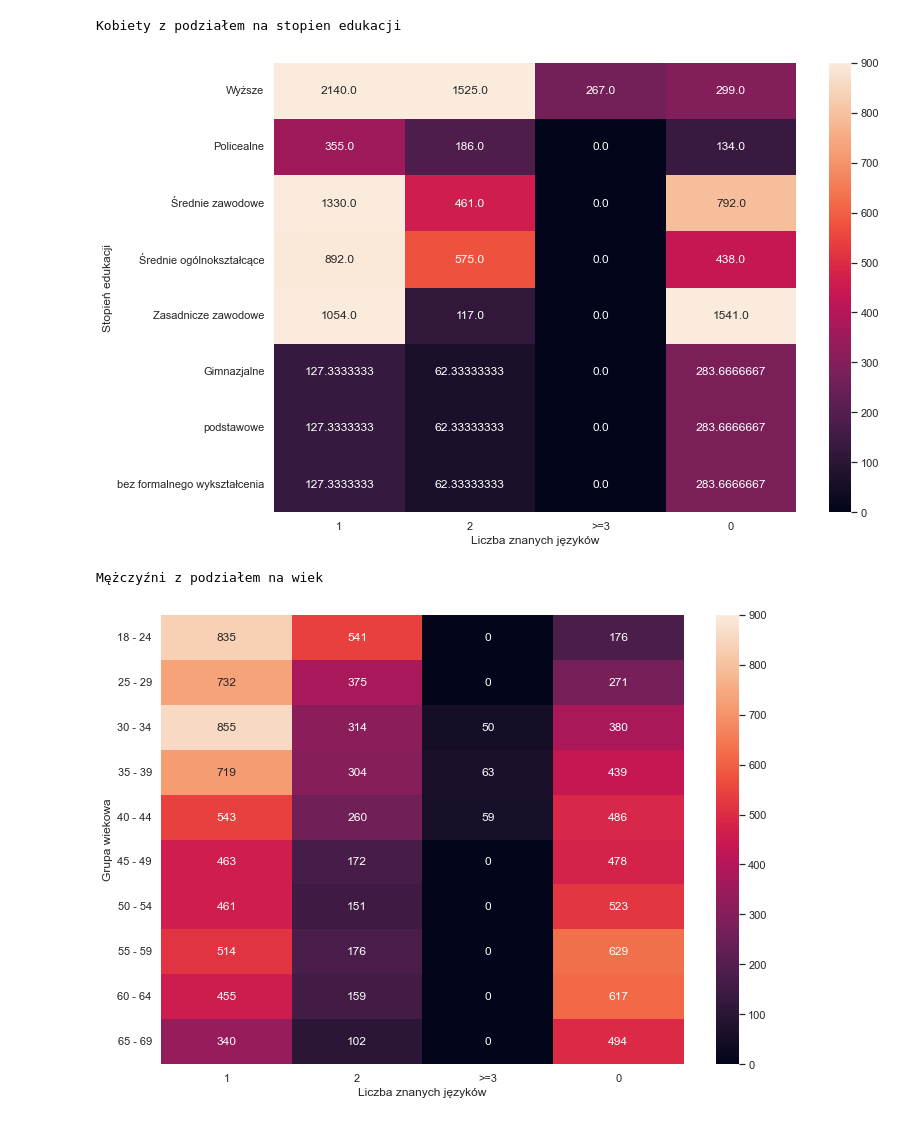
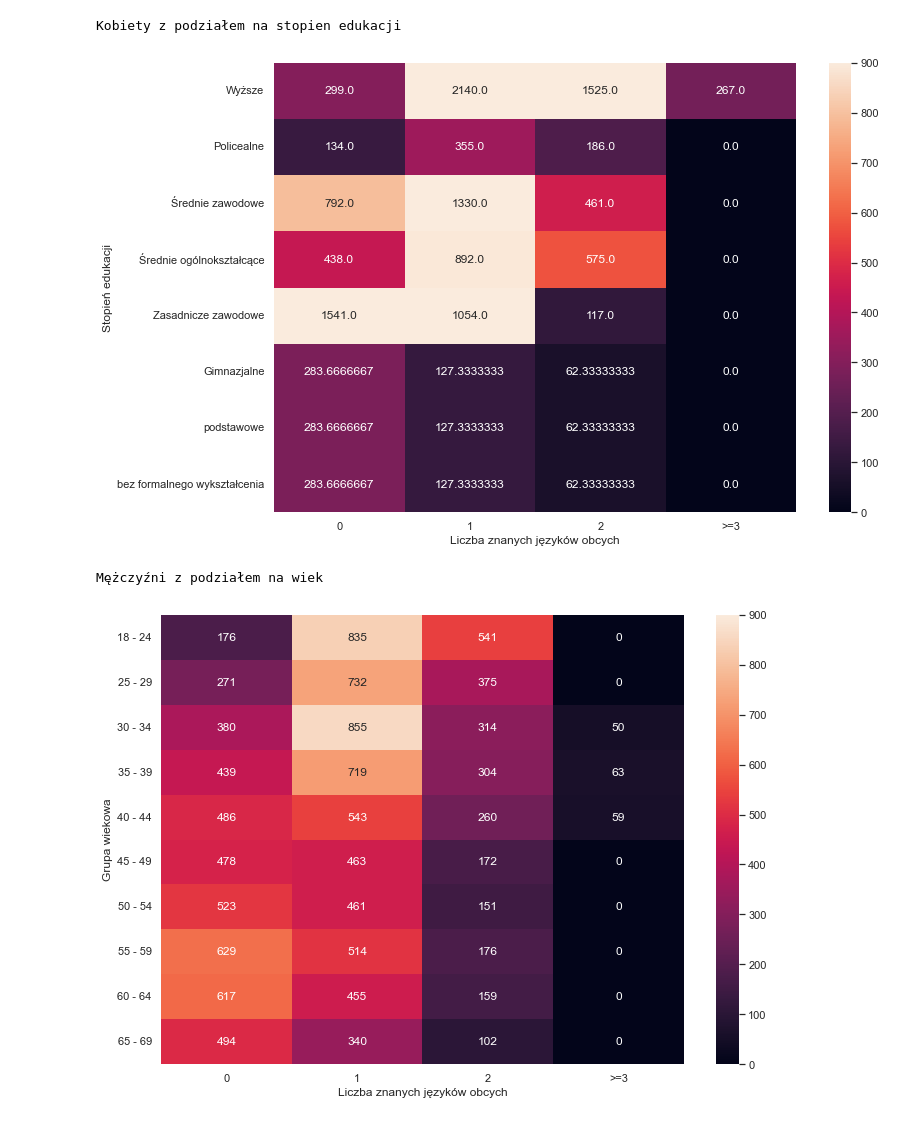
Before and after one commit to pawpie-otw/BEng_project, a Jupyter notebook: app/data/education/analizer.ipynb, the cells around one changed output. Drawn from its saved outputs; the diff is of its cells as text; code cells hidden in the pictures.

```diff
--- a/app/data/education/analizer.ipynb
+++ b/app/data/education/analizer.ipynb
@@ -45,22 +48,30 @@ Kobiety z podziałem na wiek
 # %%
-sns.heatmap(opened_files[1], annot=True, xticklabels=["1", "2", ">=3","0"], fmt="", vmax=900,
+columns = [opened_files[1].columns[-1]]
+columns.extend(opened_files[1].columns[:-1])
+
+sns.heatmap(opened_files[1][columns], annot=True, xticklabels=["0", "1", "2", ">=3"], fmt="", vmax=900,
             yticklabels=[ang_to_pl[lab] for lab in opened_files[3].index])
 print("Kobiety z podziałem na stopien edukacji")
 plt.ylabel("Stopień edukacji")
-plt.xlabel("Liczba znanych języków")
+plt.xlabel("Liczba znanych języków obcych")
 plt.yticks(rotation=0)
 None
 # %% [output]
 Kobiety z podziałem na stopien edukacji
-[figure, old version]
+[figure, new version]
 # %%
-sns.heatmap(opened_files[2], annot=True, xticklabels=["1", "2", ">=3","0"], fmt="", vmax=900)
+columns = [opened_files[2].columns[-1]]
+columns.extend(opened_files[2].columns[:-1])
+
+
+
+sns.heatmap(opened_files[2][columns], annot=True, xticklabels=["0", "1", "2", ">=3"], fmt="", vmax=900)
 print("Mężczyźni z podziałem na wiek")
 plt.ylabel("Grupa wiekowa")
-plt.xlabel("Liczba znanych języków")
+plt.xlabel("Liczba znanych języków obcych")
 plt.yticks(rotation=0)
 None
 # %% [output]
 Mężczyźni z podziałem na wiek
-[figure, old version]
+[figure, new version]
 # %%
```
Also changed, not shown: parts of 2 cells of this notebook, 8 other files.
